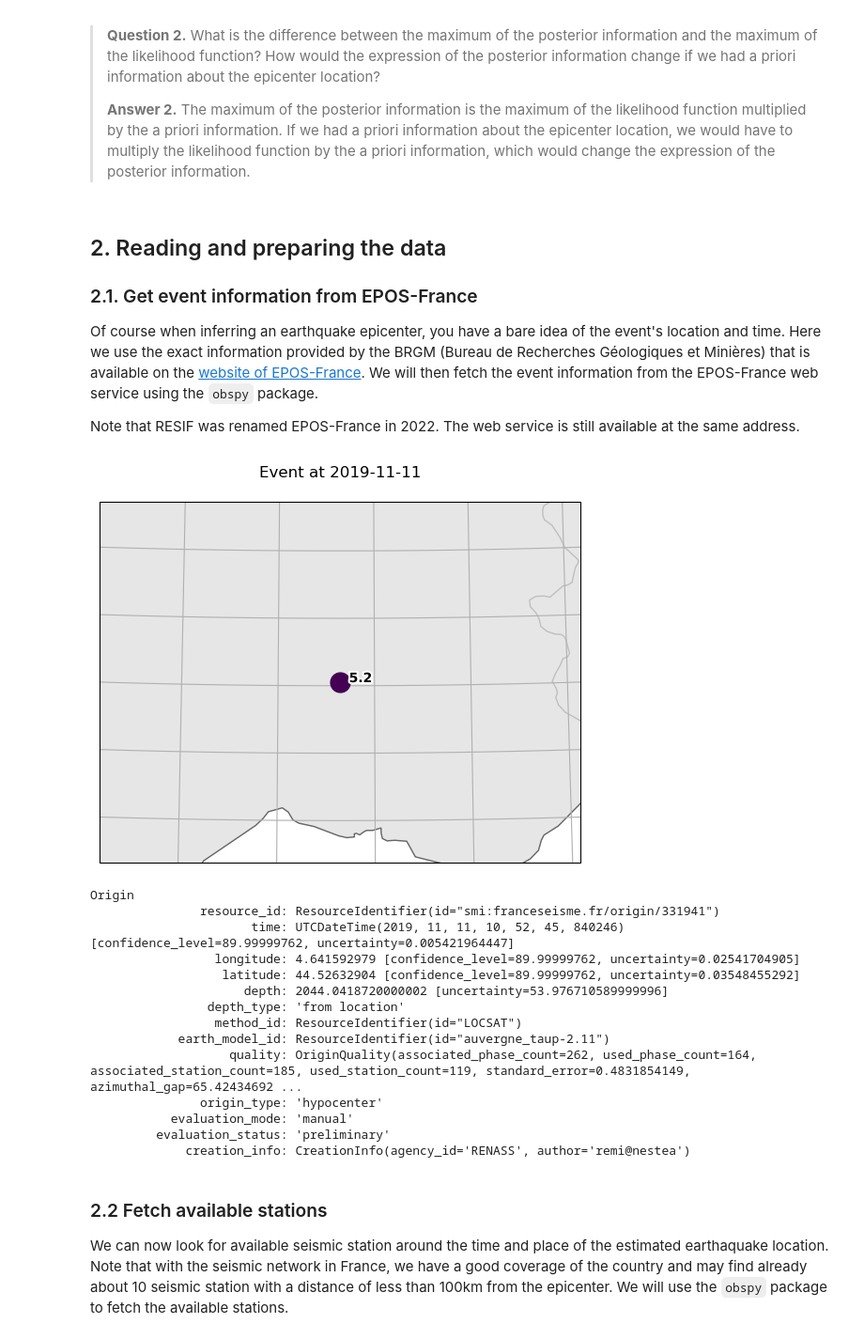
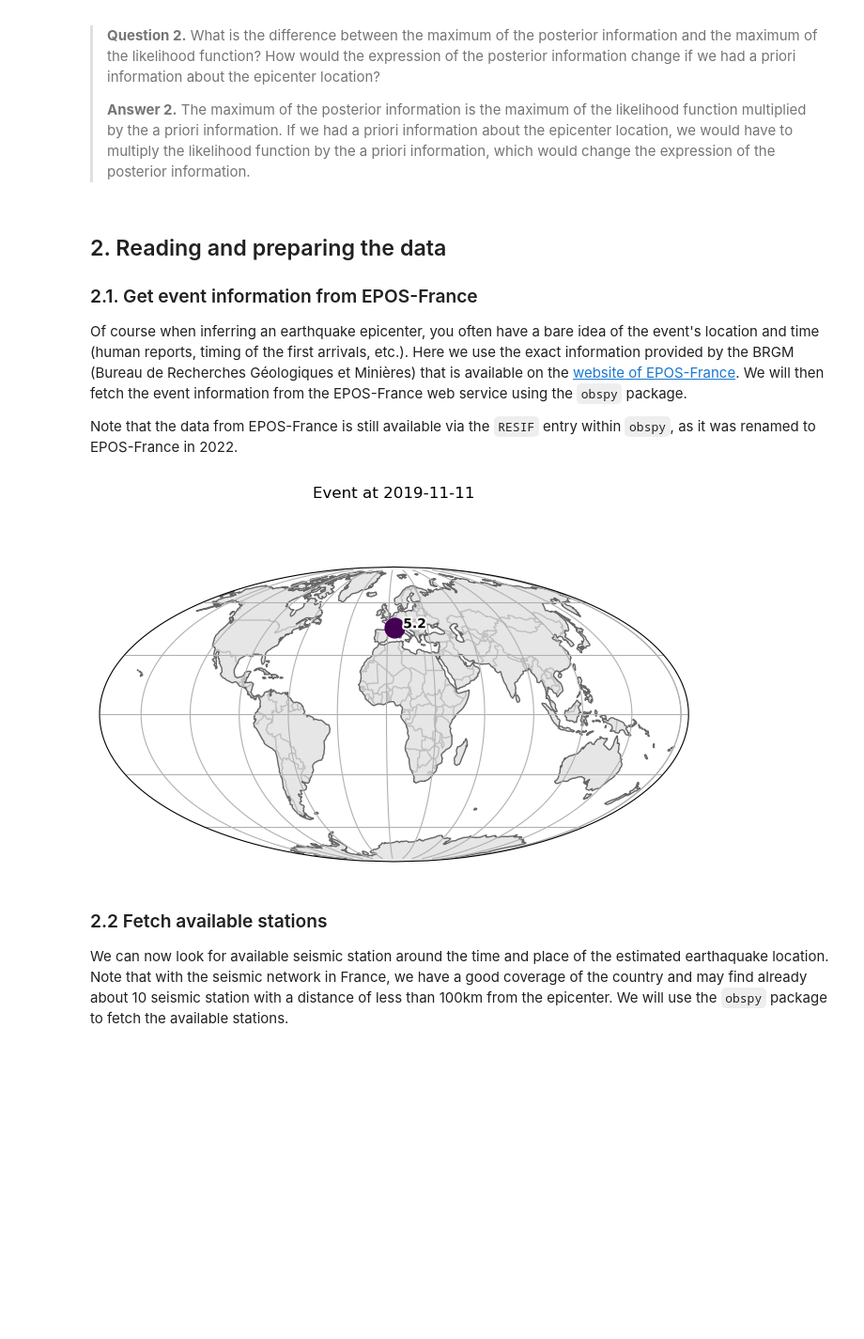
Before and after one commit to leonard-seydoux/earth-data-science, a Jupyter notebook: labs/2_epicenter/epicenter_solution.ipynb, the cells around one changed output. Shown at 94% size. Cells and saved outputs as stored; diff of their text form; code cells hidden in the pictures; blank space fills up the shorter version.

```diff
--- a/labs/2_epicenter/epicenter_solution.ipynb
+++ b/labs/2_epicenter/epicenter_solution.ipynb
@@ -89,42 +89,24 @@ $$
 
 ### 2.1. Get event information from EPOS-France
 
-Of course when inferring an earthquake epicenter, you have a bare idea of the event's location and time. Here we use the exact information provided by the BRGM (Bureau de Recherches Géologiques et Minières) that is available on the [website of EPOS-France](https://www.epos-france.fr/blog/2021/01/19/reponse-rapide-de-la-communaute-resif-au-tremblement-de-terre-mw-4-9-du-11-novembre-2019-au-teil/). We will then fetch the event information from the EPOS-France web service using the `obspy` package.
+Of course when inferring an earthquake epicenter, you often have a bare idea of the event's location and time (human reports, timing of the first arrivals, etc.). Here we use the exact information provided by the BRGM (Bureau de Recherches Géologiques et Minières) that is available on the [website of EPOS-France](https://www.epos-france.fr/blog/2021/01/19/reponse-rapide-de-la-communaute-resif-au-tremblement-de-terre-mw-4-9-du-11-novembre-2019-au-teil/). We will then fetch the event information from the EPOS-France web service using the `obspy` package.
 
-Note that RESIF was renamed EPOS-France in 2022. The web service is still available at the same address.
+Note that the data from EPOS-France is still available via the `RESIF` entry within `obspy`, as it was renamed to EPOS-France in 2022.
 # %%
 # Connect to the RESIF web service
 client = Client("RESIF")
 
-# Get the list of events at this time
-# This is sufficient to constrain the search around Le Teil earthquake
-events = client.get_events(
+# Get a list of events around the time of the earthquake
+catalog = client.get_events(
     starttime=obspy.UTCDateTime(2019, 11, 11, 10, 50),
     endtime=obspy.UTCDateTime(2019, 11, 11, 10, 55),
 )
 
 # Plot the events on a map
-events.plot(projection="local", resolution="i")
-
-# Get the only event in the list and show its origin
-event = events[0]
-event.origins[0]
+catalog.plot()
+plt.show()
 # %% [output]
-[figure, old version]
+[figure, new version]
-Origin
-               resource_id: ResourceIdentifier(id="smi:franceseisme.fr/origin/331941")
-                      time: UTCDateTime(2019, 11, 11, 10, 52, 45, 840246) [confidence_level=89.99999762, uncertainty=0.005421964447]
-                 longitude: 4.641592979 [confidence_level=89.99999762, uncertainty=0.02541704905]
-                  latitude: 44.52632904 [confidence_level=89.99999762, uncertainty=0.03548455292]
-                     depth: 2044.0418720000002 [uncertainty=53.976710589999996]
-                depth_type: 'from location'
-                 method_id: ResourceIdentifier(id="LOCSAT")
-            earth_model_id: ResourceIdentifier(id="auvergne_taup-2.11")
-                   quality: OriginQuality(associated_phase_count=262, used_phase_count=164, associated_station_count=185, used_station_count=119, standard_error=0.4831854149, azimuthal_gap=65.42434692 ...
-               origin_type: 'hypocenter'
-           evaluation_mode: 'manual'
-         evaluation_status: 'preliminary'
-             creation_info: CreationInfo(agency_id='RENASS', author='remi@nestea')
 # %% [markdown]
 ### 2.2 Fetch available stations
 
```
Also changed, not shown: parts of 7 cells of this notebook, 1 other file.
